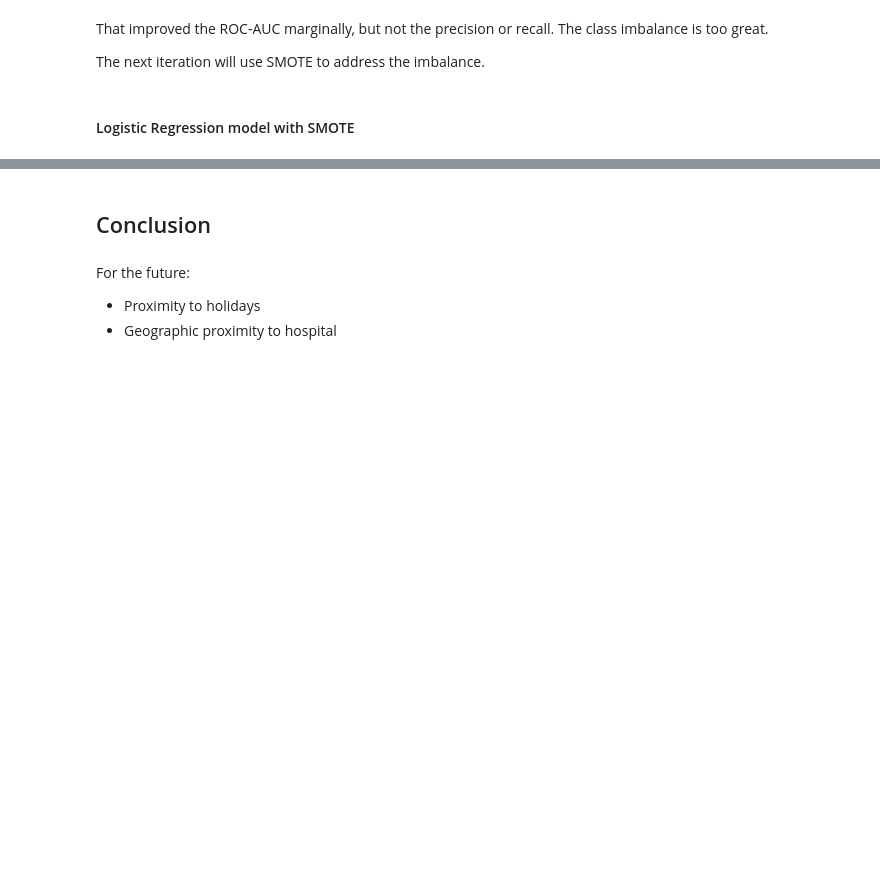
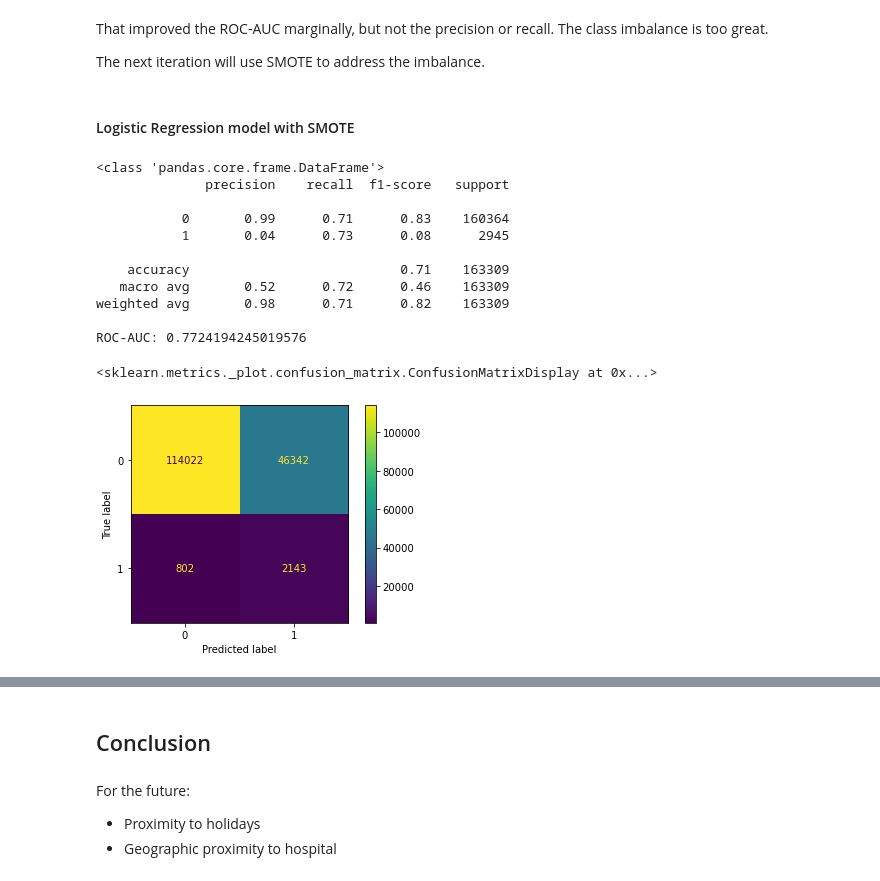
Before and after one commit to karisteph/Chicago_Car_Crashes_Analysis, a Jupyter notebook: Chicago_Car_Crashes_Analysis.ipynb, the cells around one changed output, grey strips where cells are left out. Drawn from its saved outputs; the diff is of its cells as text; code cells hidden in the pictures; blank space fills up the shorter version.

Commit message:
Updating for finished SMOTE analysis

```diff
--- a/Chicago_Car_Crashes_Analysis.ipynb
+++ b/Chicago_Car_Crashes_Analysis.ipynb
@@ -301,3 +327,42 @@ That improved the ROC-AUC marginally, but not the precision or recall.  The clas
 The next iteration will use SMOTE to address the imbalance.
 # %% [markdown]
 #### Logistic Regression model with SMOTE
+# %%
+# Instantiate a SMOTE object
+smote = SMOTE(random_state=1023)
+
+# Apply SMOTE on one-hot encoded *training* data
+X_train_smote, y_train_smote = smote.fit_resample(X_train_final, y_train)
+print(type(X_train_smote))
+
+# Instantiate a new logistic regression object
+logreg_smote = LogisticRegression()
+
+# Fit the object on the encoded training data
+logreg_smote.fit(X_train_smote, y_train_smote)
+
+# Make predictions using the fitted model
+y_pred_smote = logreg_smote.predict(X_test_final)
+
+# Calculate confusion matrix
+cm = confusion_matrix(y_test, y_pred_smote)
+
+# Print results
+print(classification_report(y_test, y_pred_smote))
+print("ROC-AUC:", roc_auc_score(y_test, logreg_smote.predict_proba(X_test_final)[:, 1]))
+disp = ConfusionMatrixDisplay(confusion_matrix=cm)
+disp.plot()
+# %% [output]
+<class 'pandas.core.frame.DataFrame'>
+              precision    recall  f1-score   support
+
+           0       0.99      0.71      0.83    160364
+           1       0.04      0.73      0.08      2945
+
+    accuracy                           0.71    163309
+   macro avg       0.52      0.72      0.46    163309
+weighted avg       0.98      0.71      0.82    163309
+
+ROC-AUC: 0.7724194245019576
+<sklearn.metrics._plot.confusion_matrix.ConfusionMatrixDisplay at 0x...>
+[figure, added]
```
Also changed, not shown: parts of 6 cells of this notebook.
